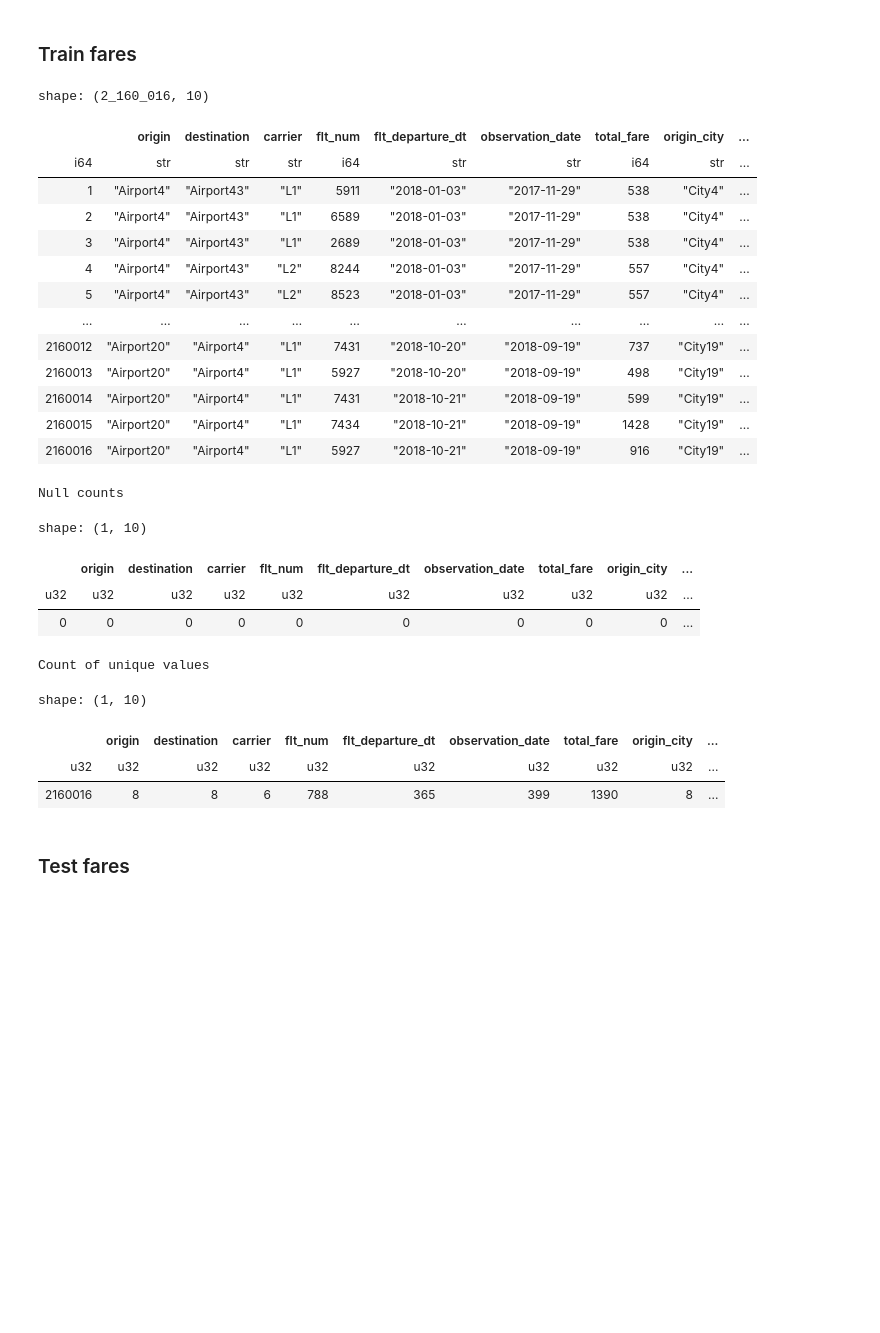
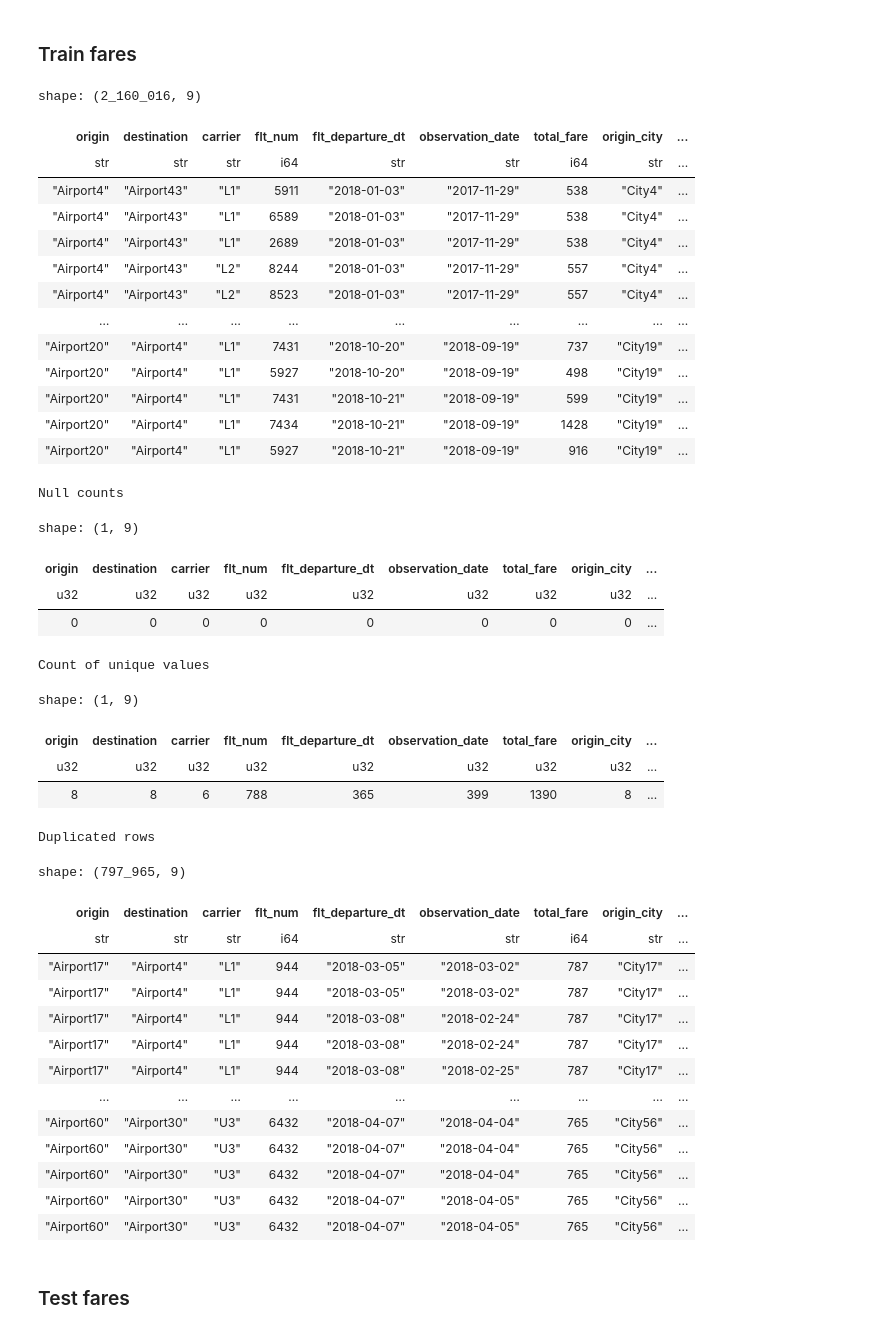
Before and after one commit to mayur7garg/FarePrediction, a Jupyter notebook: src/02 Preprocessing.ipynb, the cells around one changed output. Saved outputs shown, nothing was run; the diff lists cells and outputs as text; code cells hidden in the pictures; blank space fills up the shorter version.

```diff
--- a/src/02 Preprocessing.ipynb
+++ b/src/02 Preprocessing.ipynb
@@ -25,43 +25,69 @@ True
 # %%
 def load_parquet_df(df_path: Path):
     df = pl.read_parquet(df_path)
+
+    if '' in df.columns:
+        df = df.drop('')
+
     display(df)
 
     print("Null counts")
     display(df.null_count())
 
     print("Count of unique values")
-    display(df.select(
-        pl.all().n_unique()
-    ))
+    display(
+        df.select(pl.all().n_unique())
+    )
+
+    print("Duplicated rows")
+    display(
+        df.filter(
+            df.is_duplicated()
+        ).sort(df.columns)
+    )
     return df
 
 train_fares_df = load_parquet_df(RAW_DATA_DIR.joinpath("training", "train_fares.parquet"))
 # %% [output]
-shape: (2_160_016, 10)
+shape: (2_160_016, 9)
-|  | origin | destination | carrier | flt_num | flt_departure_dt | observation_date | total_fare | origin_city | ... |
-| i64 | str | str | str | i64 | str | str | i64 | str | ... |
-| 1 | "Airport4" | "Airport43" | "L1" | 5911 | "2018-01-03" | "2017-11-29" | 538 | "City4" | ... |
-| 2 | "Airport4" | "Airport43" | "L1" | 6589 | "2018-01-03" | "2017-11-29" | 538 | "City4" | ... |
-| 3 | "Airport4" | "Airport43" | "L1" | 2689 | "2018-01-03" | "2017-11-29" | 538 | "City4" | ... |
-| 4 | "Airport4" | "Airport43" | "L2" | 8244 | "2018-01-03" | "2017-11-29" | 557 | "City4" | ... |
-| 5 | "Airport4" | "Airport43" | "L2" | 8523 | "2018-01-03" | "2017-11-29" | 557 | "City4" | ... |
-| … | … | … | … | … | … | … | … | … | ... |
-| 2160012 | "Airport20" | "Airport4" | "L1" | 7431 | "2018-10-20" | "2018-09-19" | 737 | "City19" | ... |
-| 2160013 | "Airport20" | "Airport4" | "L1" | 5927 | "2018-10-20" | "2018-09-19" | 498 | "City19" | ... |
-| 2160014 | "Airport20" | "Airport4" | "L1" | 7431 | "2018-10-21" | "2018-09-19" | 599 | "City19" | ... |
-| 2160015 | "Airport20" | "Airport4" | "L1" | 7434 | "2018-10-21" | "2018-09-19" | 1428 | "City19" | ... |
-| 2160016 | "Airport20" | "Airport4" | "L1" | 5927 | "2018-10-21" | "2018-09-19" | 916 | "City19" | ... |
+| origin | destination | carrier | flt_num | flt_departure_dt | observation_date | total_fare | origin_city | ... |
+| str | str | str | i64 | str | str | i64 | str | ... |
+| "Airport4" | "Airport43" | "L1" | 5911 | "2018-01-03" | "2017-11-29" | 538 | "City4" | ... |
+| "Airport4" | "Airport43" | "L1" | 6589 | "2018-01-03" | "2017-11-29" | 538 | "City4" | ... |
+| "Airport4" | "Airport43" | "L1" | 2689 | "2018-01-03" | "2017-11-29" | 538 | "City4" | ... |
+| "Airport4" | "Airport43" | "L2" | 8244 | "2018-01-03" | "2017-11-29" | 557 | "City4" | ... |
+| "Airport4" | "Airport43" | "L2" | 8523 | "2018-01-03" | "2017-11-29" | 557 | "City4" | ... |
+| … | … | … | … | … | … | … | … | ... |
+| "Airport20" | "Airport4" | "L1" | 7431 | "2018-10-20" | "2018-09-19" | 737 | "City19" | ... |
+| "Airport20" | "Airport4" | "L1" | 5927 | "2018-10-20" | "2018-09-19" | 498 | "City19" | ... |
+| "Airport20" | "Airport4" | "L1" | 7431 | "2018-10-21" | "2018-09-19" | 599 | "City19" | ... |
+| "Airport20" | "Airport4" | "L1" | 7434 | "2018-10-21" | "2018-09-19" | 1428 | "City19" | ... |
+| "Airport20" | "Airport4" | "L1" | 5927 | "2018-10-21" | "2018-09-19" | 916 | "City19" | ... |
 Null counts
-shape: (1, 10)
+shape: (1, 9)
-|  | origin | destination | carrier | flt_num | flt_departure_dt | observation_date | total_fare | origin_city | ... |
-| u32 | u32 | u32 | u32 | u32 | u32 | u32 | u32 | u32 | ... |
-| 0 | 0 | 0 | 0 | 0 | 0 | 0 | 0 | 0 | ... |
+| origin | destination | carrier | flt_num | flt_departure_dt | observation_date | total_fare | origin_city | ... |
+| u32 | u32 | u32 | u32 | u32 | u32 | u32 | u32 | ... |
+| 0 | 0 | 0 | 0 | 0 | 0 | 0 | 0 | ... |
 Count of unique values
-shape: (1, 10)
+shape: (1, 9)
-|  | origin | destination | carrier | flt_num | flt_departure_dt | observation_date | total_fare | origin_city | ... |
-| u32 | u32 | u32 | u32 | u32 | u32 | u32 | u32 | u32 | ... |
-| 2160016 | 8 | 8 | 6 | 788 | 365 | 399 | 1390 | 8 | ... |
+| origin | destination | carrier | flt_num | flt_departure_dt | observation_date | total_fare | origin_city | ... |
+| u32 | u32 | u32 | u32 | u32 | u32 | u32 | u32 | ... |
+| 8 | 8 | 6 | 788 | 365 | 399 | 1390 | 8 | ... |
+Duplicated rows
+shape: (797_965, 9)
+| origin | destination | carrier | flt_num | flt_departure_dt | observation_date | total_fare | origin_city | ... |
+| str | str | str | i64 | str | str | i64 | str | ... |
+| "Airport17" | "Airport4" | "L1" | 944 | "2018-03-05" | "2018-03-02" | 787 | "City17" | ... |
+| "Airport17" | "Airport4" | "L1" | 944 | "2018-03-05" | "2018-03-02" | 787 | "City17" | ... |
+| "Airport17" | "Airport4" | "L1" | 944 | "2018-03-08" | "2018-02-24" | 787 | "City17" | ... |
+| "Airport17" | "Airport4" | "L1" | 944 | "2018-03-08" | "2018-02-24" | 787 | "City17" | ... |
+| "Airport17" | "Airport4" | "L1" | 944 | "2018-03-08" | "2018-02-25" | 787 | "City17" | ... |
+| … | … | … | … | … | … | … | … | ... |
+| "Airport60" | "Airport30" | "U3" | 6432 | "2018-04-07" | "2018-04-04" | 765 | "City56" | ... |
+| "Airport60" | "Airport30" | "U3" | 6432 | "2018-04-07" | "2018-04-04" | 765 | "City56" | ... |
+| "Airport60" | "Airport30" | "U3" | 6432 | "2018-04-07" | "2018-04-04" | 765 | "City56" | ... |
+| "Airport60" | "Airport30" | "U3" | 6432 | "2018-04-07" | "2018-04-05" | 765 | "City56" | ... |
+| "Airport60" | "Airport30" | "U3" | 6432 | "2018-04-07" | "2018-04-05" | 765 | "City56" | ... |
 # %% [markdown]
 ### Test fares
 # %%
```
Also changed, not shown: parts of 48 cells of this notebook.
